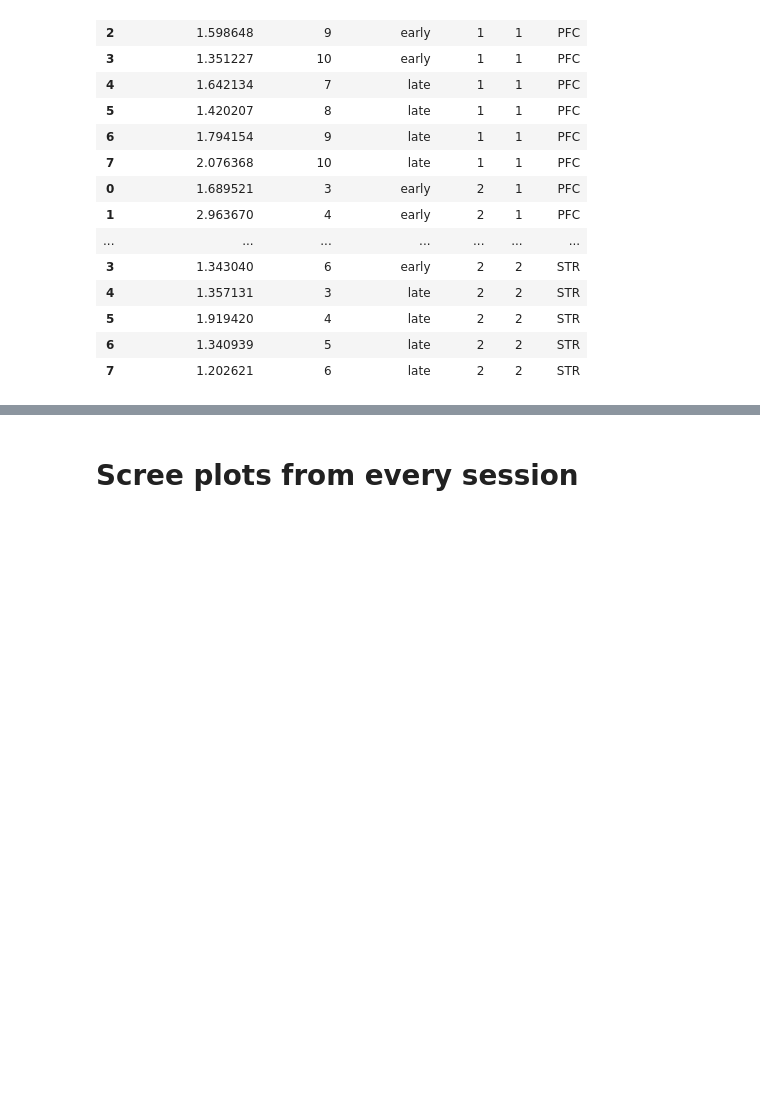
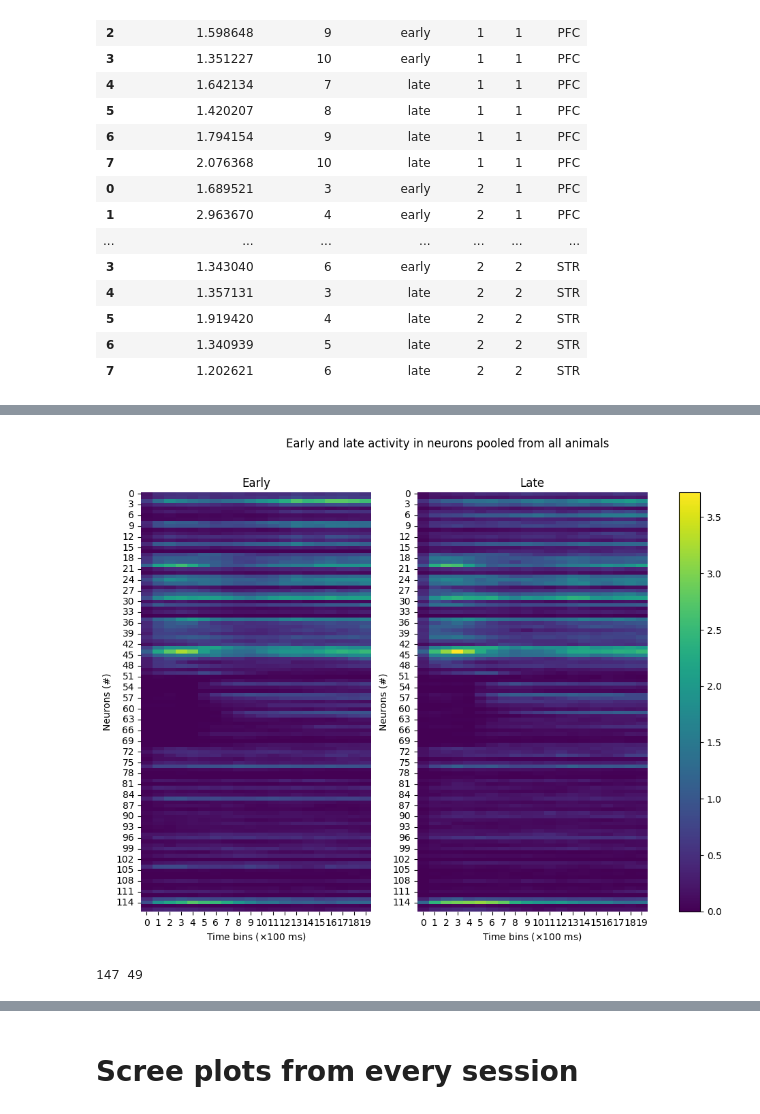
Before and after one commit to lfernandof/lfp_signals_analysis, a Jupyter notebook: participation_ratio_analysis.ipynb, the cells around one changed output, grey strips where cells are left out. Saved outputs shown, nothing was run; the diff lists cells and outputs as text; code cells hidden in the pictures; blank space fills up the shorter version.

Commit message:
comparison from neurons pooled from all rats and implementation of the jack-knife procedure

```diff
--- a/participation_ratio_analysis.ipynb
+++ b/participation_ratio_analysis.ipynb
@@ -820,0 +1001,13 @@ TtestResult(statistic=-2.989148016013507, pvalue=0.02025075923054107, df=7)
+# %%
+data = session_data.copy()
+
+#select group/region/day/eligible trials (duration criteria [1.5,3.5])/eligible spikes (time-in-trial criteria, [-0.5,1.5])
+filter_trials_between = [1.5,3.5]
+
+data_subset = data.loc[(data['day']== 1) & (data['region']== 'PFC')
+                    & (data['duration']>=filter_trials_between[0]) & (data['duration']<=filter_trials_between[1])
+                    & (data['time']>=-0.5) & (data['time']<=filter_trials_between[0])]
+
+separated_rats = separate_rats(data_subset,check_num_neurons=False)
+# %%
+results_dict = pooled_neurons_participation_ratio_comparison(separated_rats)
@@ -820,0 +1054,35 @@ TtestResult(statistic=-2.989148016013507, pvalue=0.02025075923054107, df=7)
+# %%
+import matplotlib
+from matplotlib.colors import Normalize
+import matplotlib.cm as cm
+
+fig, axes = plt.subplots(nrows=1, ncols=2,figsize=(12,8))
+
+cmap = matplotlib.colormaps['viridis']
+normalizer=Normalize(0,max(first_trials_activty_matrix.max(),last_trials_activty_matrix.max()))
+im = cm.ScalarMappable(norm=normalizer)
+
+sns.heatmap(results_dict['first_trials_activity'][:,:],cmap='viridis',norm=normalizer,ax=axes[0],cbar=False)
+sns.heatmap(results_dict['last_trials_activity'][:,:],cmap='viridis',norm=normalizer,ax=axes[1],cbar=False)
+
+fig.colorbar(im, ax=axes.ravel().tolist())
+
+fig.suptitle('Early and late activity in neurons pooled from all animals')
+axes[0].set_title('Early')
+axes[1].set_title('Late')
+
+axes[0].set_ylabel('Neurons (#)')
+axes[1].set_ylabel('Neurons (#)')
+
+axes[0].set_xlabel(r'Time bins ($\times 100$ ms)')
+axes[1].set_xlabel(r'Time bins ($\times 100$ ms)')
+
+plt.show()
+# %% [output]
+[figure, added]
+# %%
+least_amount_of_trials = min([animal.trial.nunique() for animal in separated_rats])
+trials_in_thirds = int(least_amount_of_trials/3)
+print(least_amount_of_trials,trials_in_thirds)
+# %% [output]
+147 49
```
Also changed, not shown: parts of 51 cells of this notebook.
